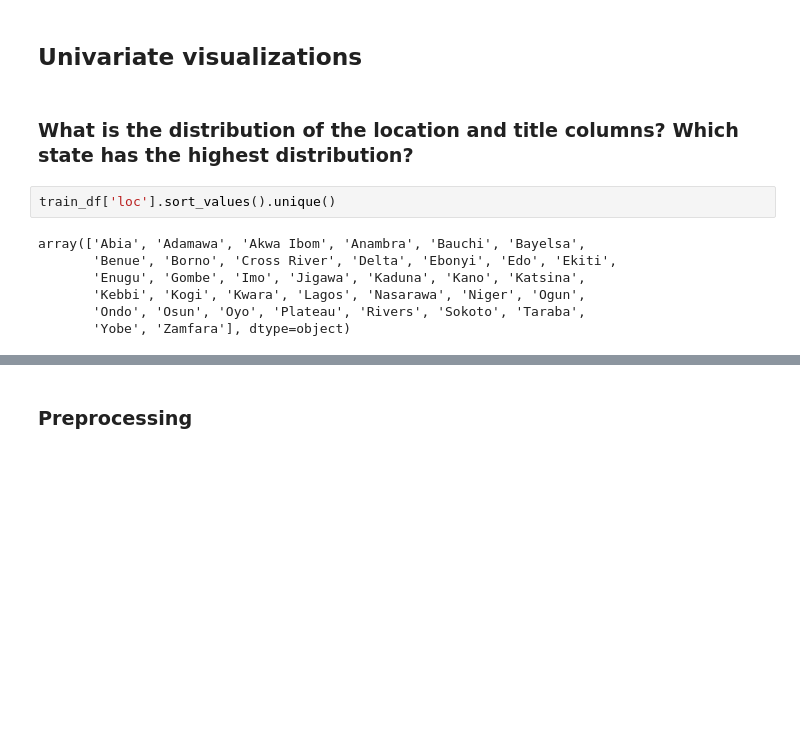
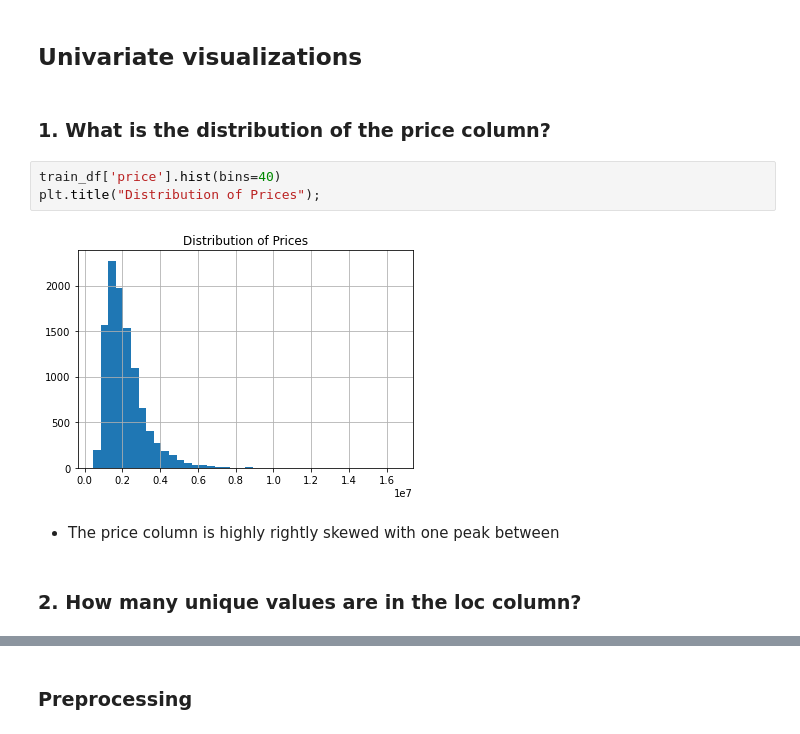
Before and after one commit to Tito-A/DSNBootcampChallenge, a Jupyter notebook: DSN_MLTask.ipynb, the cells around one changed output, grey strips where cells are left out. Drawn from its saved outputs; the diff is of its cells as text; blank space fills up the shorter version.

```diff
--- a/DSN_MLTask.ipynb
+++ b/DSN_MLTask.ipynb
@@ -295,14 +298,14 @@ array([[<AxesSubplot:title={'center':'ID'}>,
 - I notice that the price column is rightly skewed
 # %% [markdown]
 ## Univariate visualizations
-# %% [markdown]
-### What is the distribution of the location and title columns? Which state has the highest distribution?
-# %%
-train_df['loc'].sort_values().unique()
-# %% [output]
-array(['Abia', 'Adamawa', 'Akwa Ibom', 'Anambra', 'Bauchi', 'Bayelsa',
-       'Benue', 'Borno', 'Cross River', 'Delta', 'Ebonyi', 'Edo', 'Ekiti',
-       'Enugu', 'Gombe', 'Imo', 'Jigawa', 'Kaduna', 'Kano', 'Katsina',
-       'Kebbi', 'Kogi', 'Kwara', 'Lagos', 'Nasarawa', 'Niger', 'Ogun',
-       'Ondo', 'Osun', 'Oyo', 'Plateau', 'Rivers', 'Sokoto', 'Taraba',
-       'Yobe', 'Zamfara'], dtype=object)
+# %% [markdown]
+### 1. What is the distribution of the price column?
+# %%
+train_df['price'].hist(bins=40)
+plt.title("Distribution of Prices");
+# %% [output]
+[figure, added]
+# %% [markdown]
+- The price column is highly rightly skewed with one peak between
+# %% [markdown]
+### 2. How many unique values are in the loc column?
```
Also changed, not shown: parts of 68 cells of this notebook.
